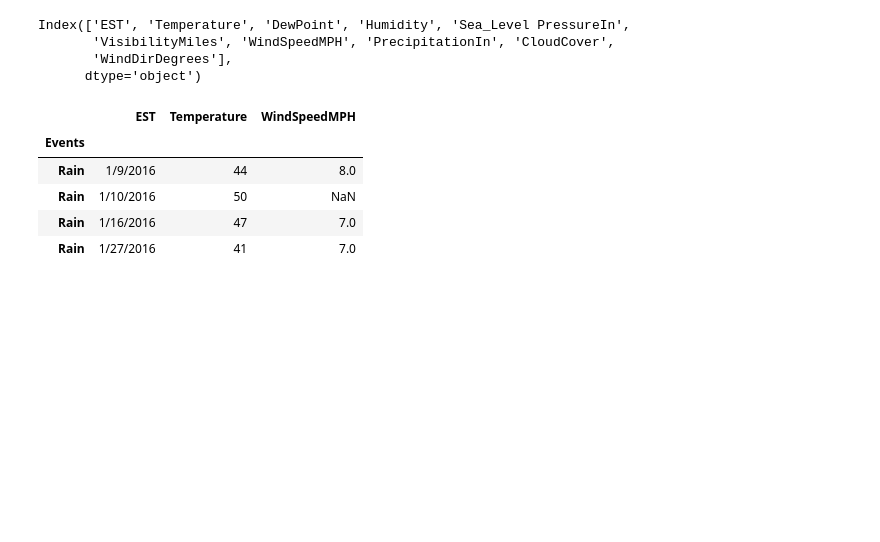
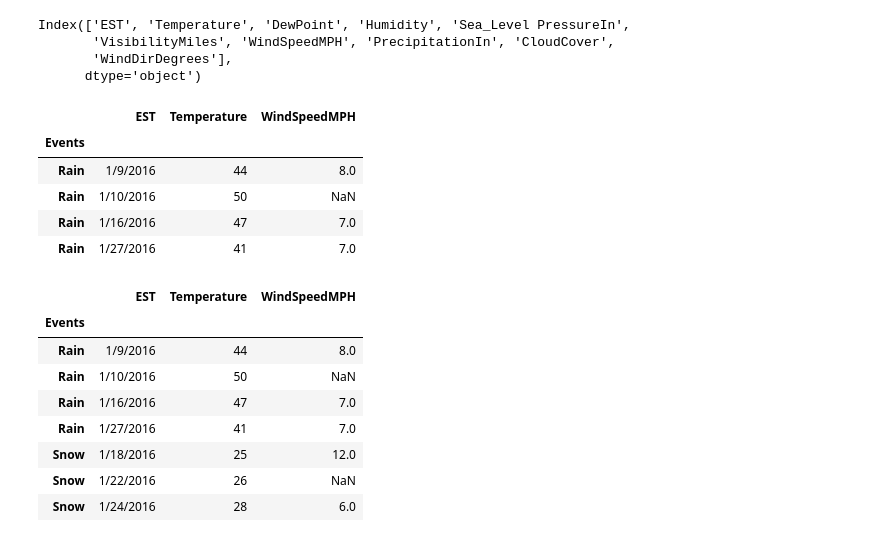
Before and after one commit to utkarshsharma012/amdocs_python, a Jupyter notebook: Day8_/Intro_Pandas.ipynb, the cells around one changed output. Drawn from its saved outputs; the diff is of its cells as text; code cells hidden in the pictures; blank space fills up the shorter version.

```diff
--- a/Day8_/Intro_Pandas.ipynb
+++ b/Day8_/Intro_Pandas.ipynb
@@ -315,3 +315,15 @@ df.loc['Rain',['EST','Temperature','WindSpeedMPH']]
 | Rain | 1/10/2016 | 50 | NaN |
 | Rain | 1/16/2016 | 47 | 7.0 |
 | Rain | 1/27/2016 | 41 | 7.0 |
+# %%
+df.loc[['Rain','Snow'],['EST','Temperature','WindSpeedMPH']]
+# %% [output]
+|  | EST | Temperature | WindSpeedMPH |
+| Events |  |  |  |
+| Rain | 1/9/2016 | 44 | 8.0 |
+| Rain | 1/10/2016 | 50 | NaN |
+| Rain | 1/16/2016 | 47 | 7.0 |
+| Rain | 1/27/2016 | 41 | 7.0 |
+| Snow | 1/18/2016 | 25 | 12.0 |
+| Snow | 1/22/2016 | 26 | NaN |
+| Snow | 1/24/2016 | 28 | 6.0 |
```
Also changed, not shown: parts of 2 cells of this notebook.
